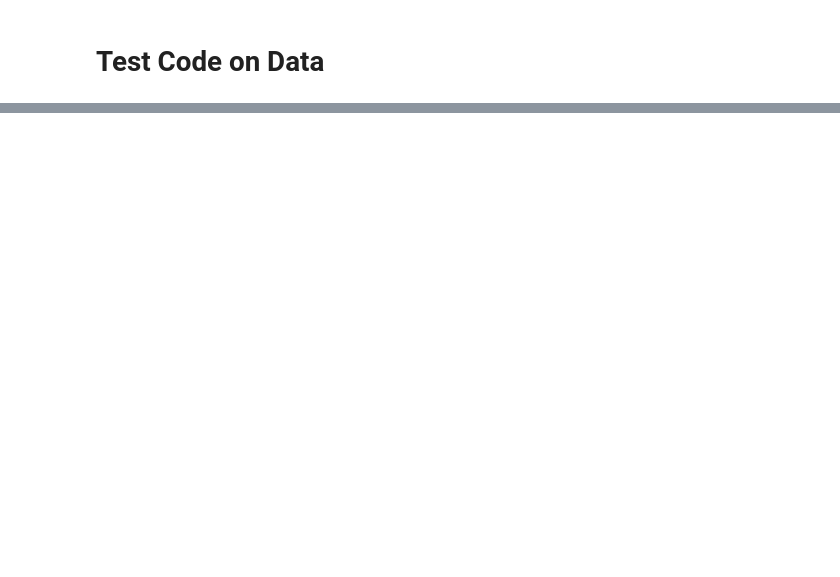
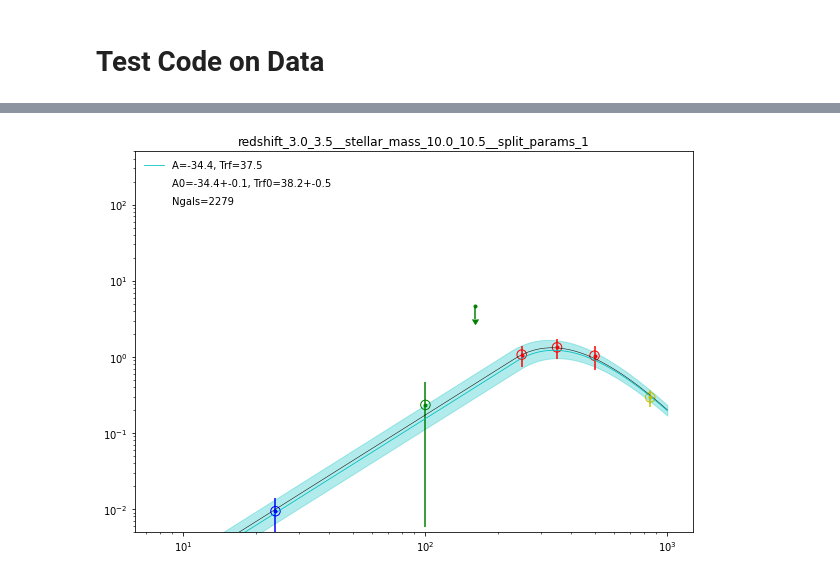
Before and after one commit to marcoviero/simstack3, a Jupyter notebook: notebooks/upper_limit_survival_function.ipynb, the cells around one changed output, grey strips where cells are left out. Saved outputs shown, nothing was run; the diff lists cells and outputs as text; code cells hidden in the pictures; blank space fills up the shorter version.

```diff
--- a/notebooks/upper_limit_survival_function.ipynb
+++ b/notebooks/upper_limit_survival_function.ipynb
@@ -582,0 +477,4 @@ plot_test_mcmc_seds(simstack_object, sed_results_dict, test_flat_samples, test_t
+# %%
+plot_test_mcmc_seds(simstack_object, sed_results_dict, test_flat_samples, test_theta0, id_label_in)
+# %% [output]
+[figure, added]
```
Also changed, not shown: parts of 30 cells of this notebook, 2 other files.
